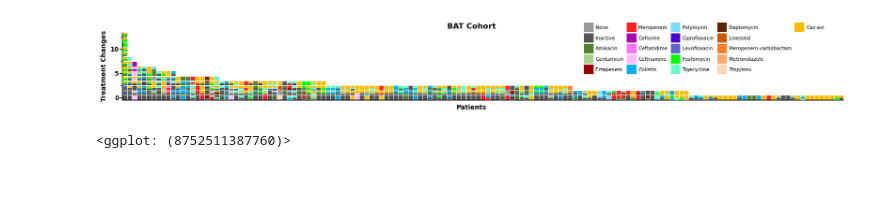
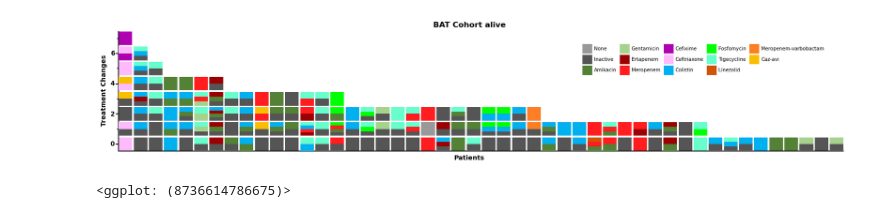
Before and after one commit to JuantonioMS/pystats_utils_base, a Jupyter notebook: main.ipynb, the cells around one changed output. Drawn from its saved outputs; the diff is of its cells as text; code cells hidden in the pictures; blank space fills up the shorter version.

```diff
--- a/main.ipynb
+++ b/main.ipynb
@@ -20,21 +20,22 @@ for patient in patients:
 # %%
 import pandas as pd
 from pystats_utils.utils.patient import Patient
 from pystats_utils.utils.treatment_plot import generatePlot
 
 data = pd.read_csv("./test/database/treatment.csv",
                    sep = "\t")
 data = data[data["Cohort_Treatment"] == "yes"]
-#data = data[data["Cohort_Cazavi"] == "no"]
+data = data[data["Mortality_31d"] == "no"]
+data = data[data["Cohort_Cazavi"] == "no"]
 
 patients = []
 for index, row in data.iterrows():
 
     patient = Patient(row)
 
     patients.append(patient)
 
-generatePlot(patients, days = 30, title = "BAT Cohort")
+generatePlot(patients, days = 30, title = "BAT Cohort alive")
 # %% [output]
-[figure, old version]
+[figure, new version]
-<ggplot: (8752511387760)>
+<ggplot: (8736614786675)>
```
Also changed, not shown: parts of 7 cells of this notebook, 5 other files.
